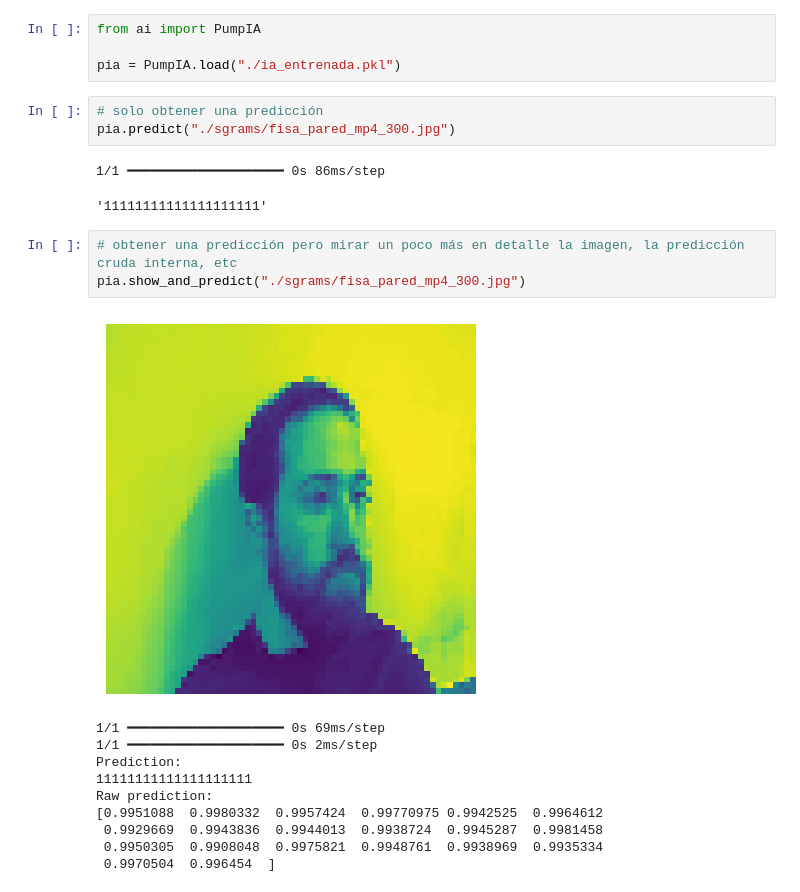
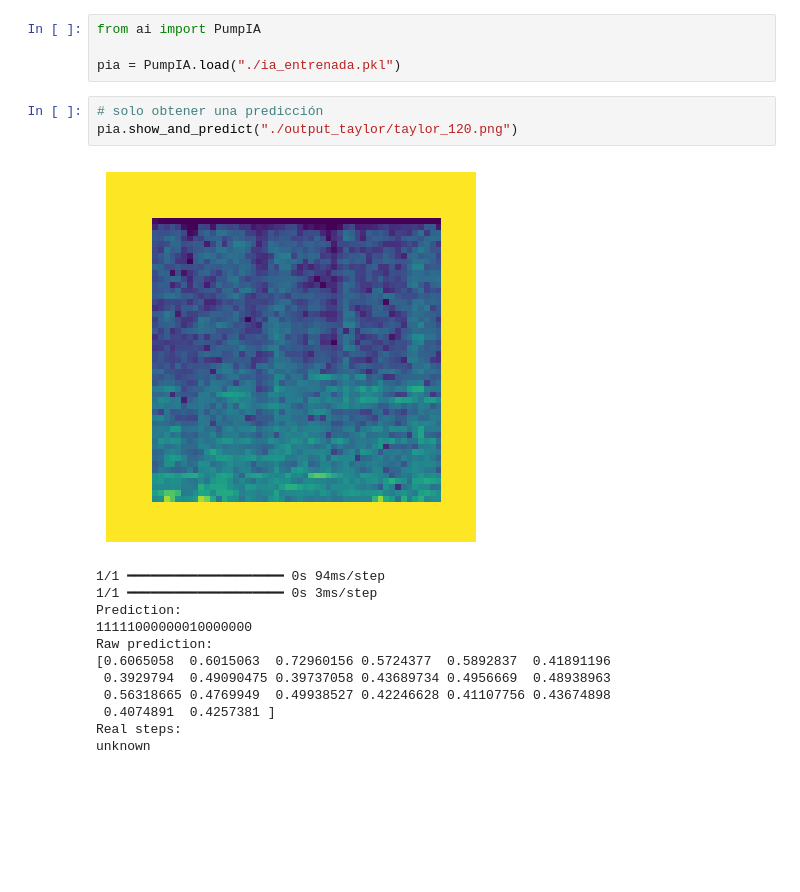
Before and after one commit to nadiagutierrez89/project_pumpitup, a Jupyter notebook: usar_red_neuronal_ya_entrenada.ipynb, the cells around one changed output. Saved outputs shown, nothing was run; the diff lists cells and outputs as text; blank space fills up the shorter version.

```diff
--- a/usar_red_neuronal_ya_entrenada.ipynb
+++ b/usar_red_neuronal_ya_entrenada.ipynb
@@ -8,21 +8,17 @@ from ai import PumpIA
 pia = PumpIA.load("./ia_entrenada.pkl")
 # %%
 # solo obtener una predicción
-pia.predict("./sgrams/fisa_pared_mp4_300.jpg")
+pia.show_and_predict("./output_taylor/taylor_120.png")
 # %% [output]
+[figure, added]
-1/1 ━━━━━━━━━━━━━━━━━━━━ 0s 86ms/step
+1/1 ━━━━━━━━━━━━━━━━━━━━ 0s 94ms/step
+1/1 ━━━━━━━━━━━━━━━━━━━━ 0s 3ms/step
+Prediction:
+11111000000010000000
+Raw prediction:
+[0.6065058  0.6015063  0.72960156 0.5724377  0.5892837  0.41891196
+ 0.3929794  0.49090475 0.39737058 0.43689734 0.4956669  0.48938963
+ 0.56318665 0.4769949  0.49938527 0.42246628 0.41107756 0.43674898
+ 0.4074891  0.4257381 ]
+Real steps:
+unknown
-'11111111111111111111'
-# %%
-# obtener una predicción pero mirar un poco más en detalle la imagen, la predicción cruda interna, etc
-pia.show_and_predict("./sgrams/fisa_pared_mp4_300.jpg")
-# %% [output]
-[figure, removed]
-1/1 ━━━━━━━━━━━━━━━━━━━━ 0s 69ms/step
-1/1 ━━━━━━━━━━━━━━━━━━━━ 0s 2ms/step
-Prediction:
-11111111111111111111
-Raw prediction:
-[0.9951088  0.9980332  0.9957424  0.99770975 0.9942525  0.9964612
- 0.9929669  0.9943836  0.9944013  0.9938724  0.9945287  0.9981458
- 0.9950305  0.9908048  0.9975821  0.9948761  0.9938969  0.9935334
- 0.9970504  0.996454  ]
```
Also changed, not shown: parts of 2 cells of this notebook, 2 other files.
